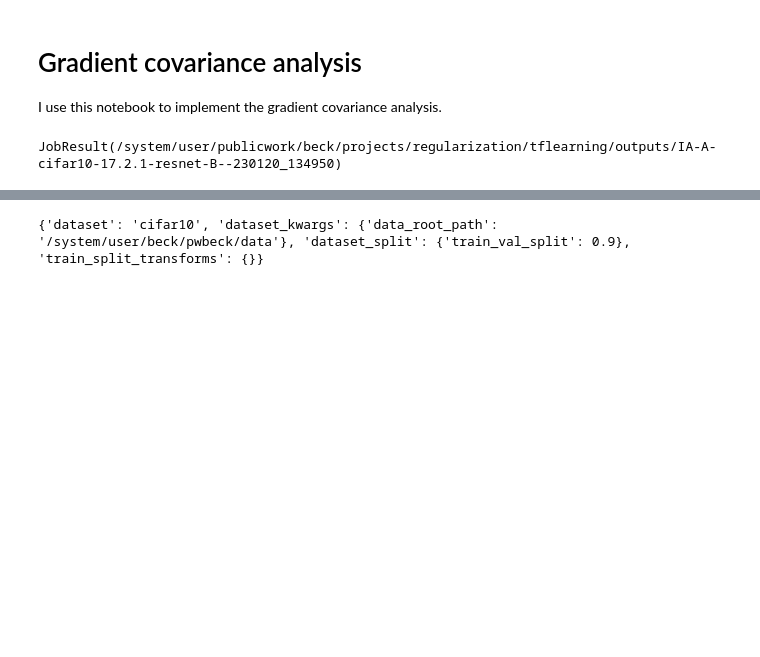
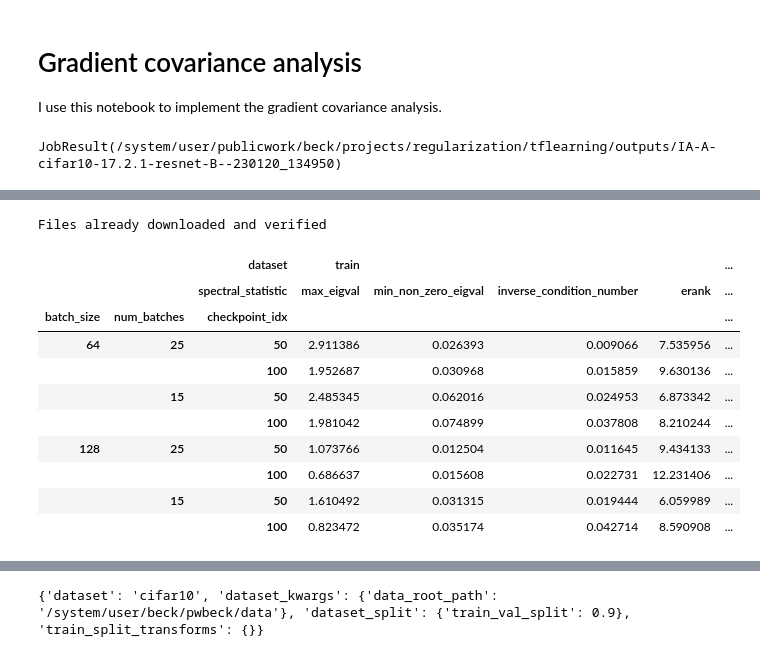
Before and after one commit to maximilianmbeck/tflearning, a Jupyter notebook: notebooks/covariance_gradient_analysis.ipynb, the cells around one changed output, grey strips where cells are left out. Drawn from its saved outputs; the diff is of its cells as text; code cells hidden in the pictures; blank space fills up the shorter version.

```diff
--- a/notebooks/covariance_gradient_analysis.ipynb
+++ b/notebooks/covariance_gradient_analysis.ipynb
@@ -59,0 +35,4 @@ config:
+# %%
+grad_analyzer = GradCovarianceAnalyzer(job=jobr, checkpoint_idxs=[50,100], num_batches=[25, 15], device='cuda:0', save_to_disk=True, batch_sizes=[64, 128])
+# %% [output]
+Files already downloaded and verified
@@ -59,0 +43,14 @@ config:
+# %%
+stats
+# %% [output]
+|  |  | dataset | train |  |  |  | ... |
+|  |  | spectral_statistic | max_eigval | min_non_zero_eigval | inverse_condition_number | erank | ... |
+| batch_size | num_batches | checkpoint_idx |  |  |  |  | ... |
+| 64 | 25 | 50 | 2.911386 | 0.026393 | 0.009066 | 7.535956 | ... |
+|  |  | 100 | 1.952687 | 0.030968 | 0.015859 | 9.630136 | ... |
+|  | 15 | 50 | 2.485345 | 0.062016 | 0.024953 | 6.873342 | ... |
+|  |  | 100 | 1.981042 | 0.074899 | 0.037808 | 8.210244 | ... |
+| 128 | 25 | 50 | 1.073766 | 0.012504 | 0.011645 | 9.434133 | ... |
+|  |  | 100 | 0.686637 | 0.015608 | 0.022731 | 12.231406 | ... |
+|  | 15 | 50 | 1.610492 | 0.031315 | 0.019444 | 6.059989 | ... |
+|  |  | 100 | 0.823472 | 0.035174 | 0.042714 | 8.590908 | ... |
```
Also changed, not shown: parts of 8 cells of this notebook, 2 other files.
